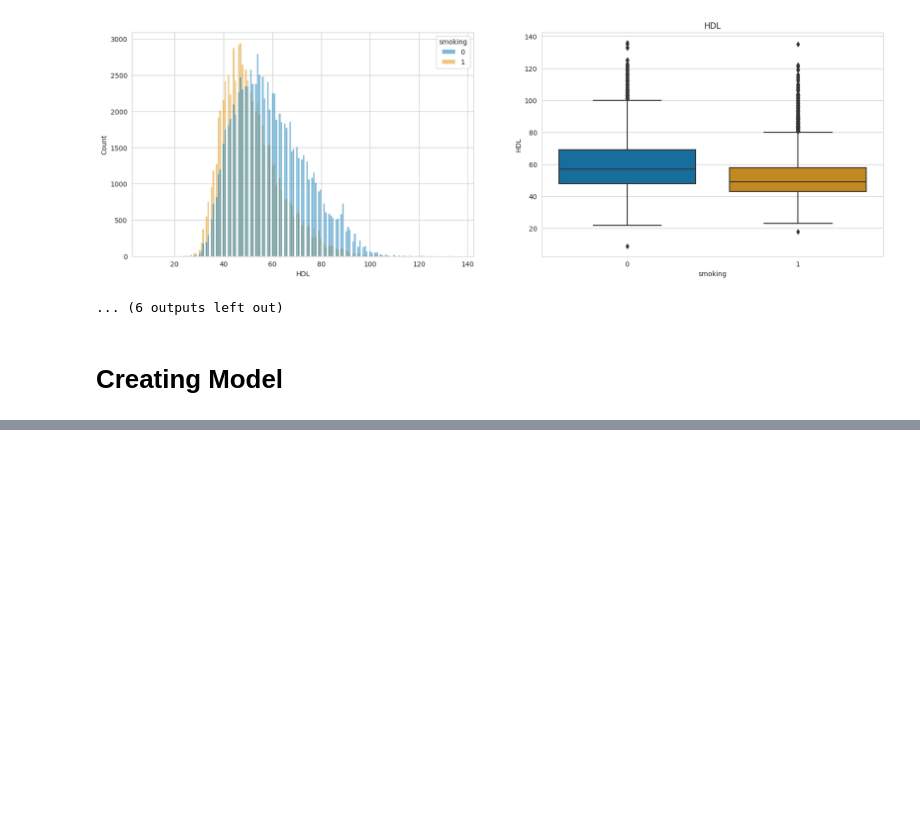
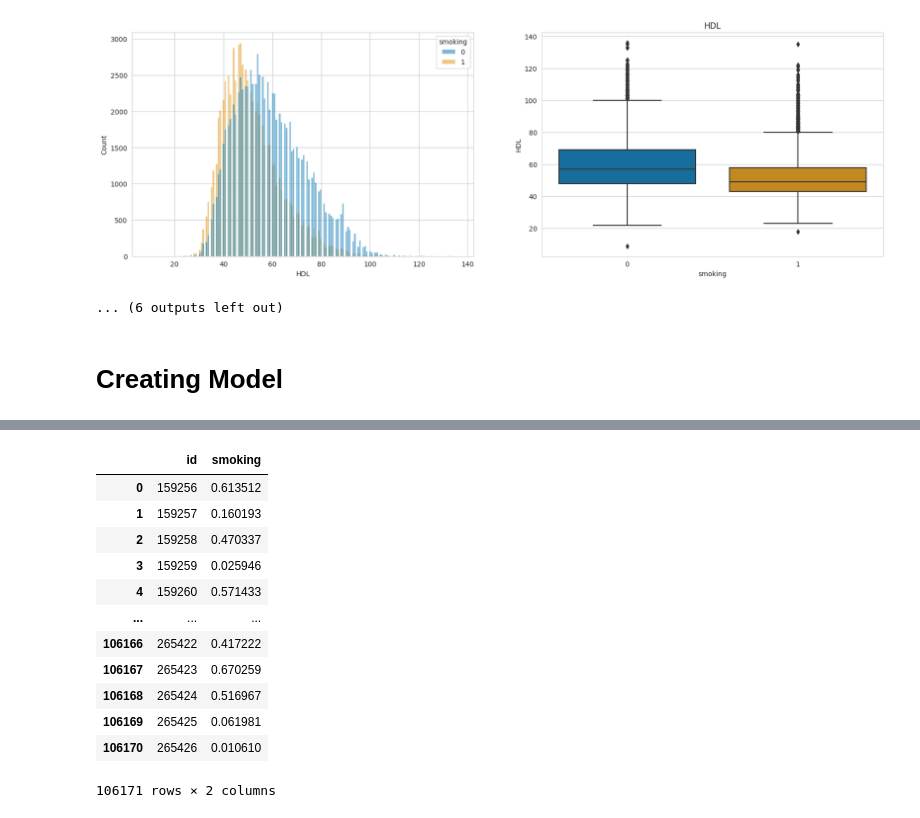
Before and after one commit to ricocahyadi777/smoker-prediction, a Jupyter notebook: smoker-prediction.ipynb, the cells around one changed output, grey strips where cells are left out. Cells and saved outputs as stored; diff of their text form; code cells hidden in the pictures; blank space fills up the shorter version.

```diff
--- a/smoker-prediction.ipynb
+++ b/smoker-prediction.ipynb
@@ -243,0 +310,3 @@ sample_submission
+# %%
+x_test = scaler.transform(test.drop(columns=['id']))
+y_test_pred = model.predict(x_test)
@@ -243,0 +315,19 @@ sample_submission
+# %%
+submission = pd.DataFrame({'id': test['id'], 'smoking': y_test_pred.flatten()})
+submission.to_csv('submission.csv', index=False)
+# %%
+submission
+# %% [output]
+|  | id | smoking |
+| 0 | 159256 | 0.613512 |
+| 1 | 159257 | 0.160193 |
+| 2 | 159258 | 0.470337 |
+| 3 | 159259 | 0.025946 |
+| 4 | 159260 | 0.571433 |
+| ... | ... | ... |
+| 106166 | 265422 | 0.417222 |
+| 106167 | 265423 | 0.670259 |
+| 106168 | 265424 | 0.516967 |
+| 106169 | 265425 | 0.061981 |
+| 106170 | 265426 | 0.010610 |
+106171 rows × 2 columns
```
Also changed, not shown: parts of 12 cells of this notebook.
